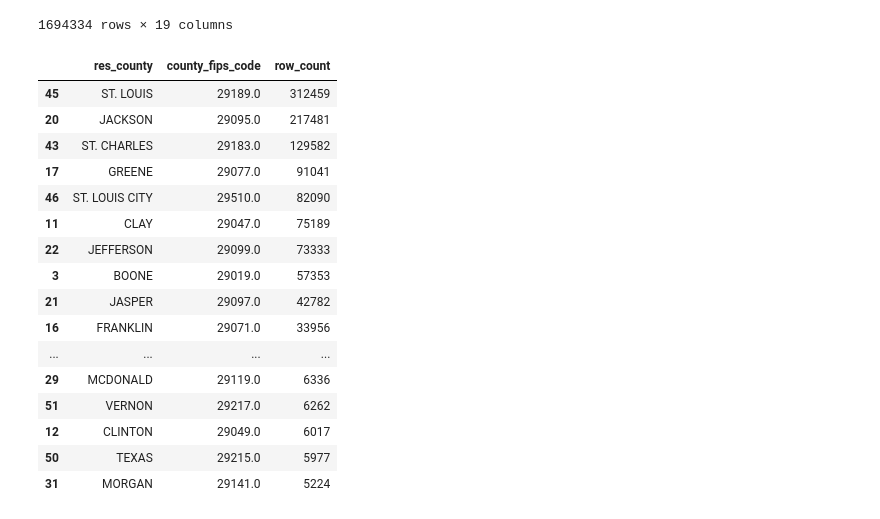
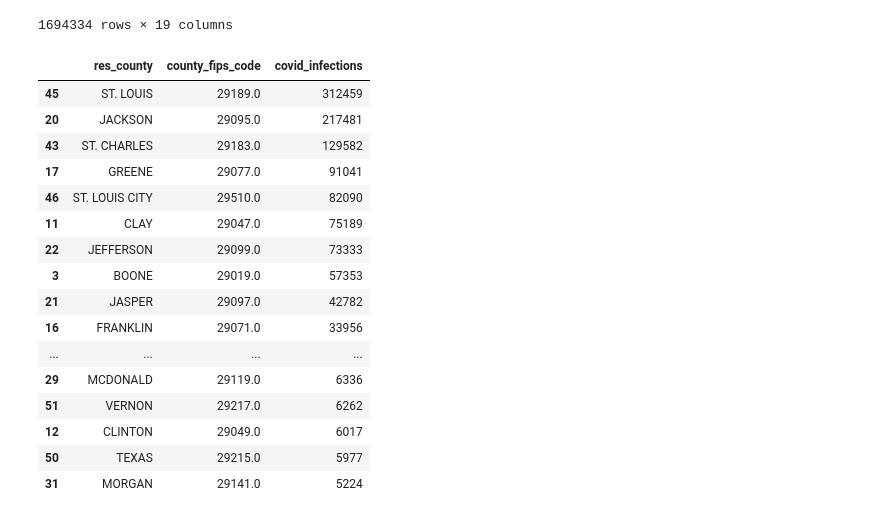
Before and after one commit to jeffreyliu12/biomed-computing-project, a Jupyter notebook: bme_project.ipynb, the cells around one changed output. Drawn from its saved outputs; the diff is of its cells as text; code cells hidden in the pictures.

Commit message:
made variable name more descriptive/testing git

```diff
--- a/bme_project.ipynb
+++ b/bme_project.ipynb
@@ -35,12 +35,12 @@ df
 | 1694333 | 2021-09 | MO | 29 | ST. LOUIS | 29189.0 | 50 to 64 years | Male | White | ... |
 1694334 rows × 19 columns
 # %%
-df_county_counts = df.groupby(['res_county', 'county_fips_code']).size().reset_index(name='row_count')
+df_covid_infections_by_county = df.groupby(['res_county', 'county_fips_code']).size().reset_index(name='covid_infections')
 
-df_county_counts = df_county_counts.sort_values(by='row_count', ascending=False)
-df_county_counts
+df_covid_infections_by_county = df_covid_infections_by_county.sort_values(by='covid_infections', ascending=False)
+df_covid_infections_by_county
 # %% [output]
-|  | res_county | county_fips_code | row_count |
+|  | res_county | county_fips_code | covid_infections |
 | 45 | ST. LOUIS | 29189.0 | 312459 |
 | 20 | JACKSON | 29095.0 | 217481 |
 | 43 | ST. CHARLES | 29183.0 | 129582 |
```
